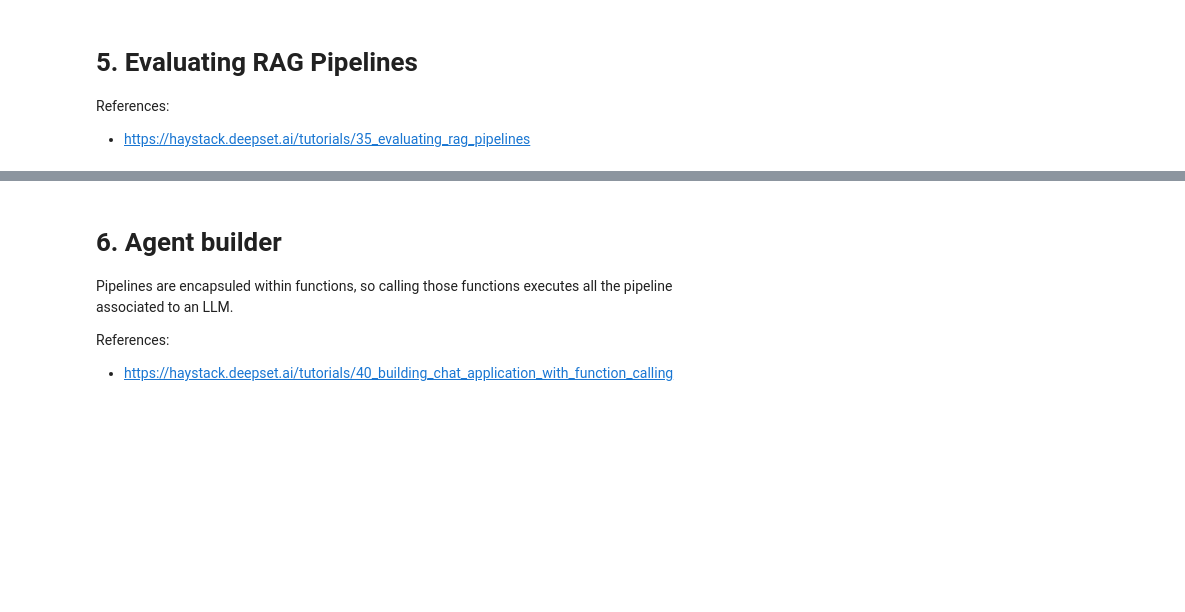
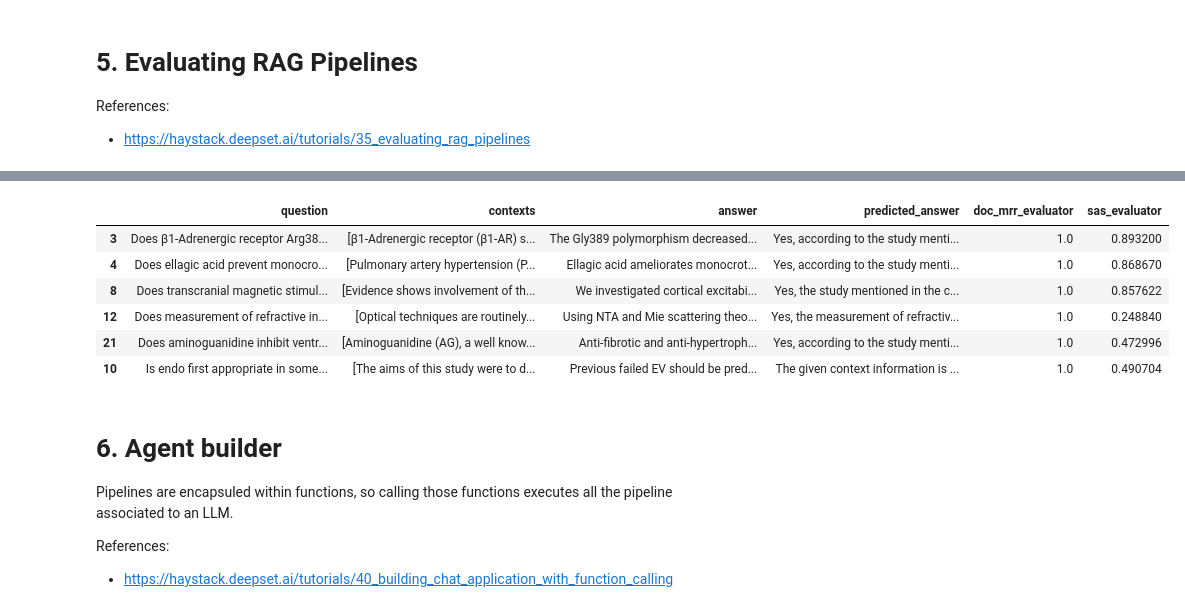
Before and after one commit to AlbertoBarbado/python-codebase, a Jupyter notebook: machine_learning/generative_ai/Haystack LLM.ipynb, the cells around one changed output, grey strips where cells are left out. Saved outputs shown, nothing was run; the diff lists cells and outputs as text; code cells hidden in the pictures; blank space fills up the shorter version.

```diff
--- a/machine_learning/generative_ai/Haystack LLM.ipynb
+++ b/machine_learning/generative_ai/Haystack LLM.ipynb
@@ -664,0 +780,8 @@ References:
+# %%
+# Ask a question
+question = "Do high levels of procalcitonin in the early phase after pediatric liver transplantation indicate poor postoperative outcome?"
+
+response = rag_pipeline.run(
+    {"query_embedder": {"text": question}, "prompt_builder": {"question": question}, "answer_builder": {"query": question}}
+)
+print(response["answer_builder"]["answers"][0].data)
@@ -665,3 +928,15 @@ References:
+# %%
+top_3 = results_df.nlargest(3, 'sas_evaluator')
+bottom_3 = results_df.nsmallest(3, 'sas_evaluator')
+pd.concat([top_3, bottom_3])
+# %% [output]
+|  | question | contexts | answer | predicted_answer | doc_mrr_evaluator | sas_evaluator |
+| 3 | Does β1-Adrenergic receptor Arg38... | [β1-Adrenergic receptor (β1-AR) s... | The Gly389 polymorphism decreased... | Yes, according to the study menti... | 1.0 | 0.893200 |
+| 4 | Does ellagic acid prevent monocro... | [Pulmonary artery hypertension (P... | Ellagic acid ameliorates monocrot... | Yes, according to the study menti... | 1.0 | 0.868670 |
+| 8 | Does transcranial magnetic stimul... | [Evidence shows involvement of th... | We investigated cortical excitabi... | Yes, the study mentioned in the c... | 1.0 | 0.857622 |
+| 12 | Does measurement of refractive in... | [Optical techniques are routinely... | Using NTA and Mie scattering theo... | Yes, the measurement of refractiv... | 1.0 | 0.248840 |
+| 21 | Does aminoguanidine inhibit ventr... | [Aminoguanidine (AG), a well know... | Anti-fibrotic and anti-hypertroph... | Yes, according to the study menti... | 1.0 | 0.472996 |
+| 10 | Is endo first appropriate in some... | [The aims of this study were to d... | Previous failed EV should be pred... | The given context information is ... | 1.0 | 0.490704 |
 # %% [markdown]
 # 6. Agent builder
 
```
Also changed, not shown: parts of 22 cells of this notebook, 1 other file.
